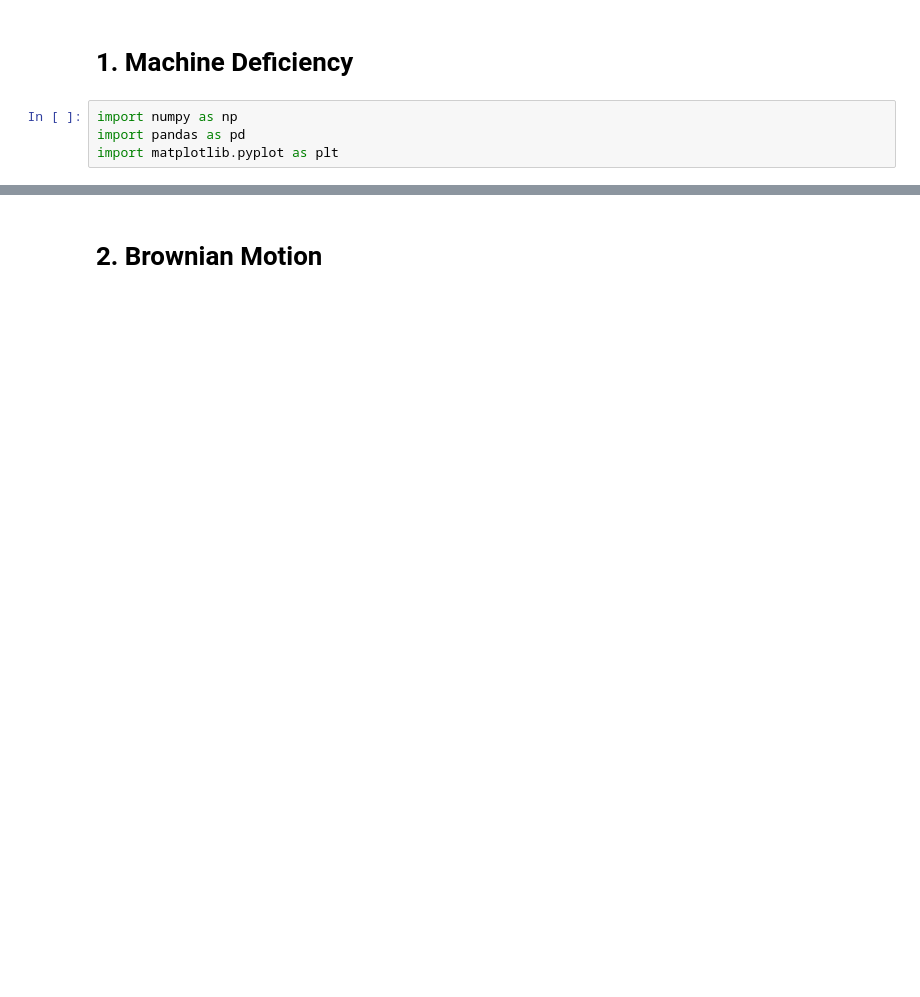
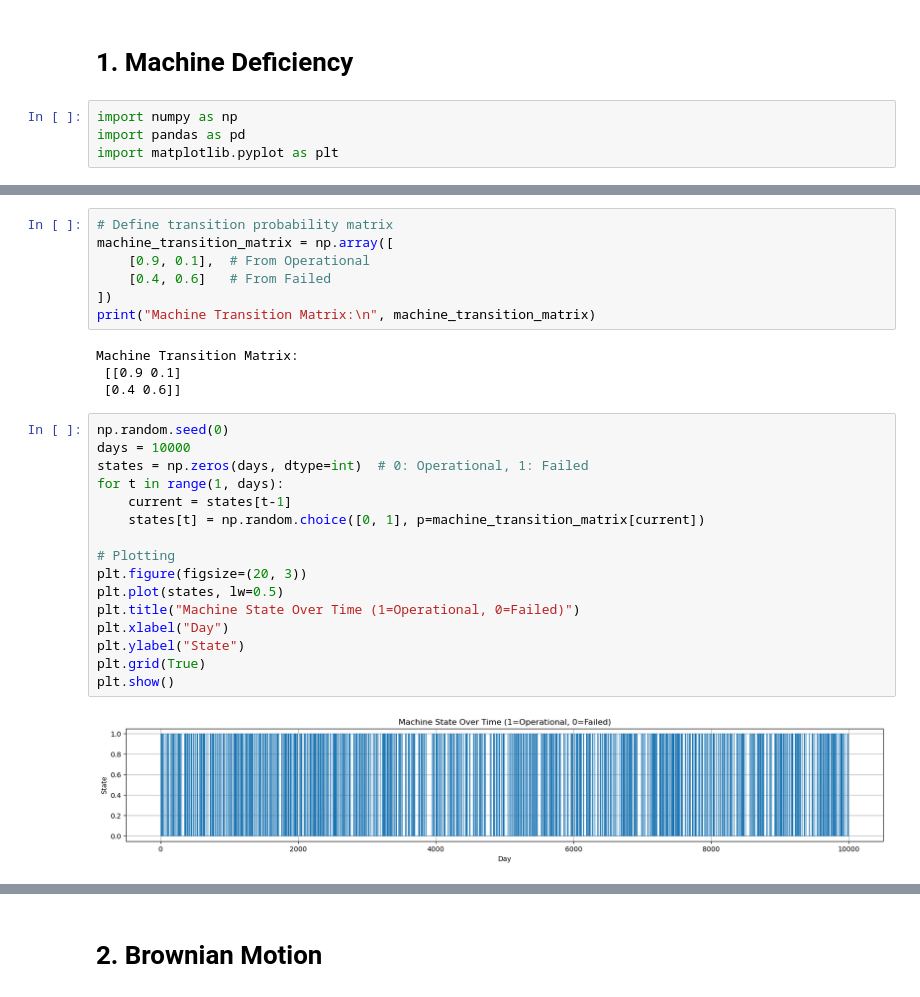
Before and after one commit to solayman-cs/CPS_6310, a Jupyter notebook: Assignment_4.ipynb, the cells around one changed output, grey strips where cells are left out. Cells and saved outputs as stored; diff of their text form; blank space fills up the shorter version.

```diff
--- a/Assignment_4.ipynb
+++ b/Assignment_4.ipynb
@@ -53,0 +7,29 @@ plt.show()
+# %%
+# Define transition probability matrix
+machine_transition_matrix = np.array([
+    [0.9, 0.1],  # From Operational
+    [0.4, 0.6]   # From Failed
+])
+print("Machine Transition Matrix:\n", machine_transition_matrix)
+# %% [output]
+Machine Transition Matrix:
+ [[0.9 0.1]
+ [0.4 0.6]]
+# %%
+np.random.seed(0)
+days = 10000
+states = np.zeros(days, dtype=int)  # 0: Operational, 1: Failed
+for t in range(1, days):
+    current = states[t-1]
+    states[t] = np.random.choice([0, 1], p=machine_transition_matrix[current])
+
+# Plotting
+plt.figure(figsize=(20, 3))
+plt.plot(states, lw=0.5)
+plt.title("Machine State Over Time (1=Operational, 0=Failed)")
+plt.xlabel("Day")
+plt.ylabel("State")
+plt.grid(True)
+plt.show()
+# %% [output]
+[figure, added]
```
Also changed, not shown: parts of 10 cells of this notebook.
